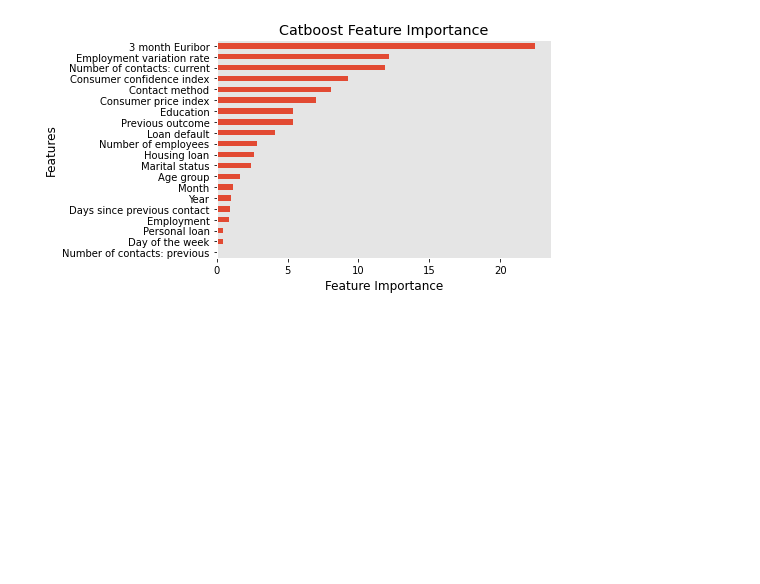
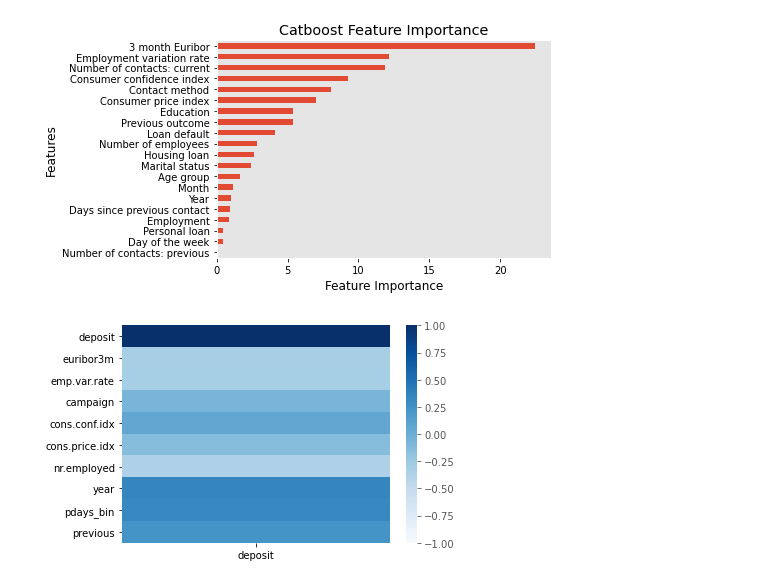
Before and after one commit to Jilliane1993/Classification, a Jupyter notebook: Catboost.ipynb, the cells around one changed output. Saved outputs shown, nothing was run; the diff lists cells and outputs as text; code cells hidden in the pictures; blank space fills up the shorter version.

```diff
--- a/Catboost.ipynb
+++ b/Catboost.ipynb
@@ -258,3 +254,11 @@ plt.xlabel('Feature Importance').set_color('black')
 plt.savefig('catboost_feature_importance_modified.svg',format='svg');
 # %% [output]
 [figure]
+# %%
+df1=df.loc[:,['deposit','euribor3m','emp.var.rate','campaign','cons.conf.idx','contact',
+             'cons.price.idx','education','poutcome','default','nr.employed','housing','marital',
+             'age_group','month','year','pdays_bin','employment','loan','day_of_week','previous']]
+sns.heatmap(df1.corr()[['deposit']],vmin=-1,vmax=1,annot=False, cmap=plt.cm.Blues)
+plt.tick_params(colors='black');
+# %% [output]
+[figure, added]
```
Also changed, not shown: parts of 7 cells of this notebook, 10 other files.
